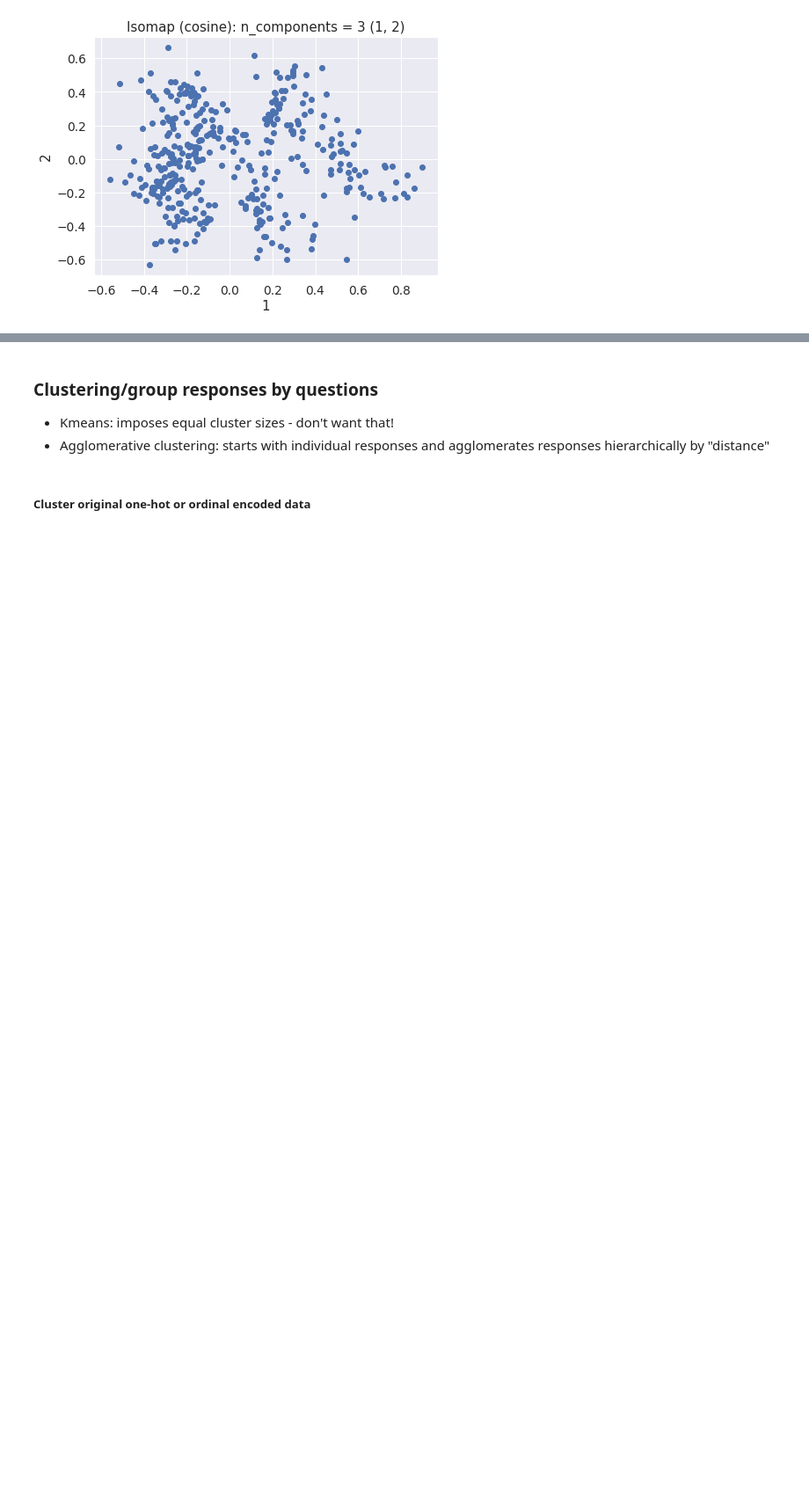
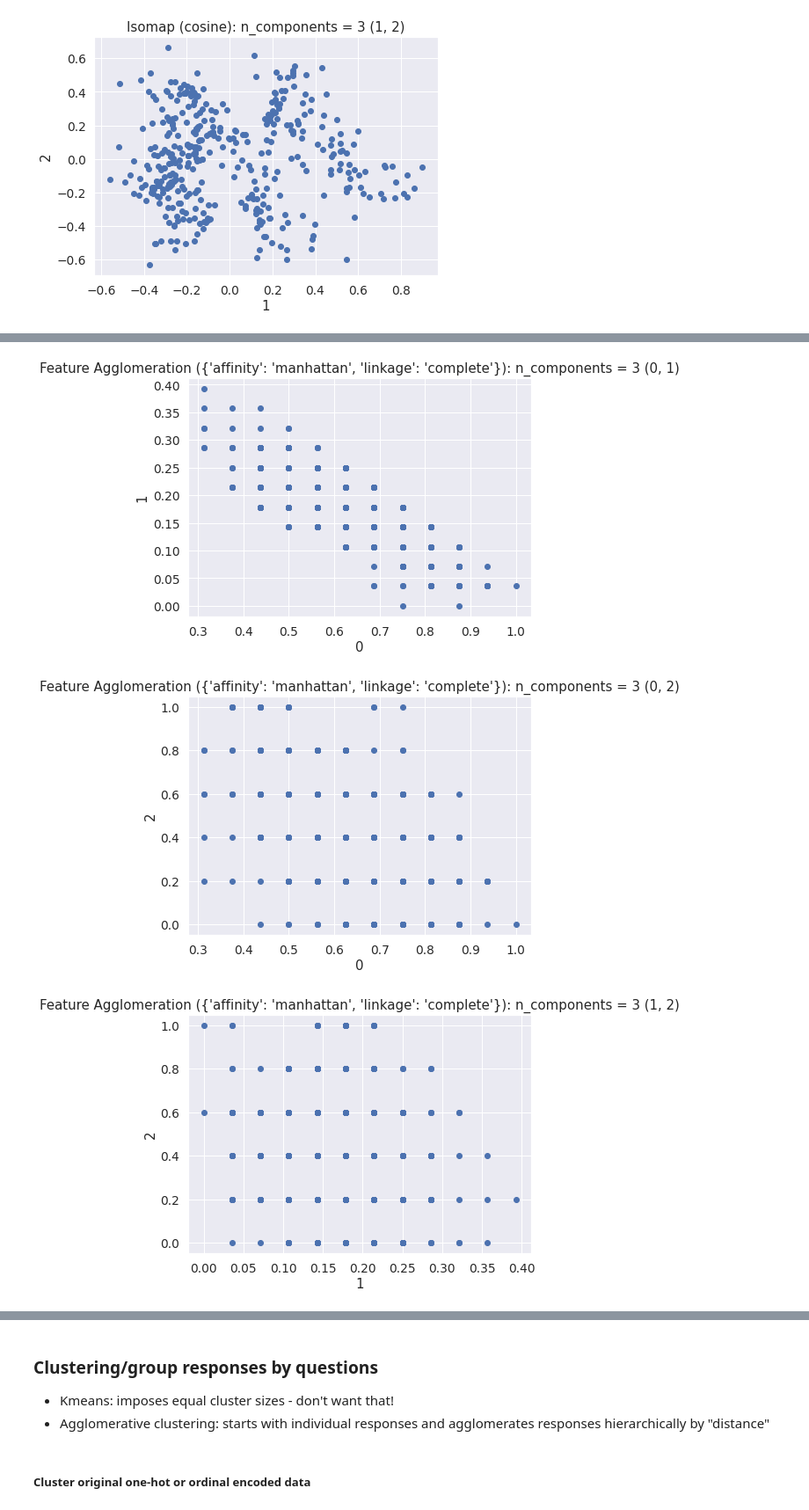
Before and after one commit to notchia/metagov, a Jupyter notebook: cryptopolitics_survey_analysis.ipynb, the cells around one changed output, grey strips where cells are left out. Shown at 88% size. Drawn from its saved outputs; the diff is of its cells as text; code cells hidden in the pictures; blank space fills up the shorter version.

```diff
--- a/cryptopolitics_survey_analysis.ipynb
+++ b/cryptopolitics_survey_analysis.ipynb
@@ -511,0 +536,6 @@ X_iso_mixed_3 = compute_and_plot_isomap(X_mixed, 3)
+# %%
+X_fa_allCat_3 = compute_and_plot_feature_agglomeration(X_allCat, 3, kwargs=kwargs_fa_allCat)
+# %% [output]
+[figure, added]
+[figure, added]
+[figure, added]
```
Also changed, not shown: parts of 9 cells of this notebook.
